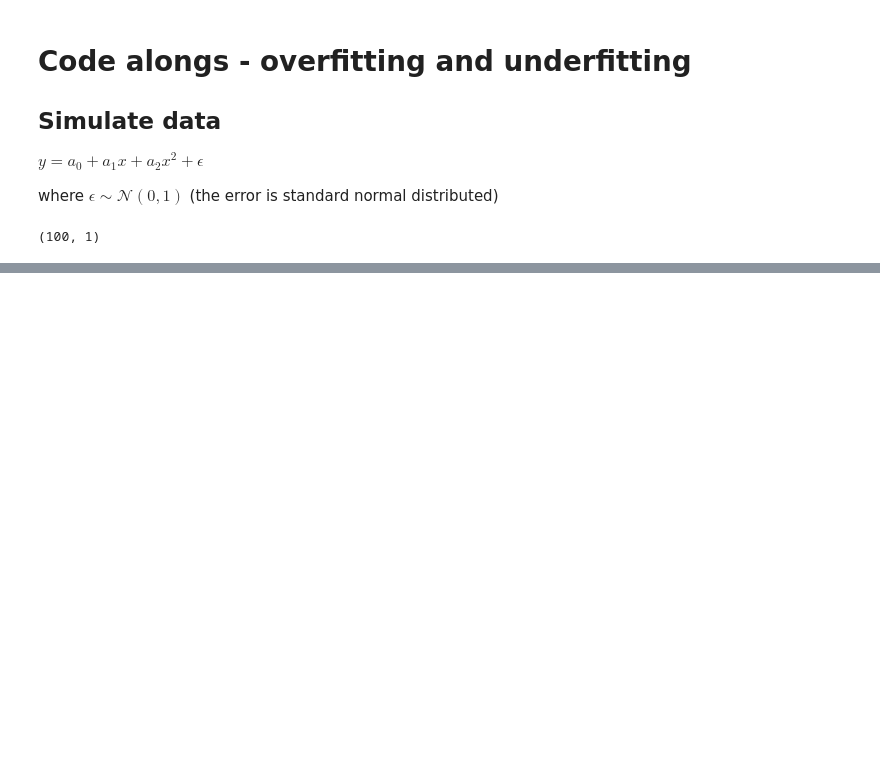
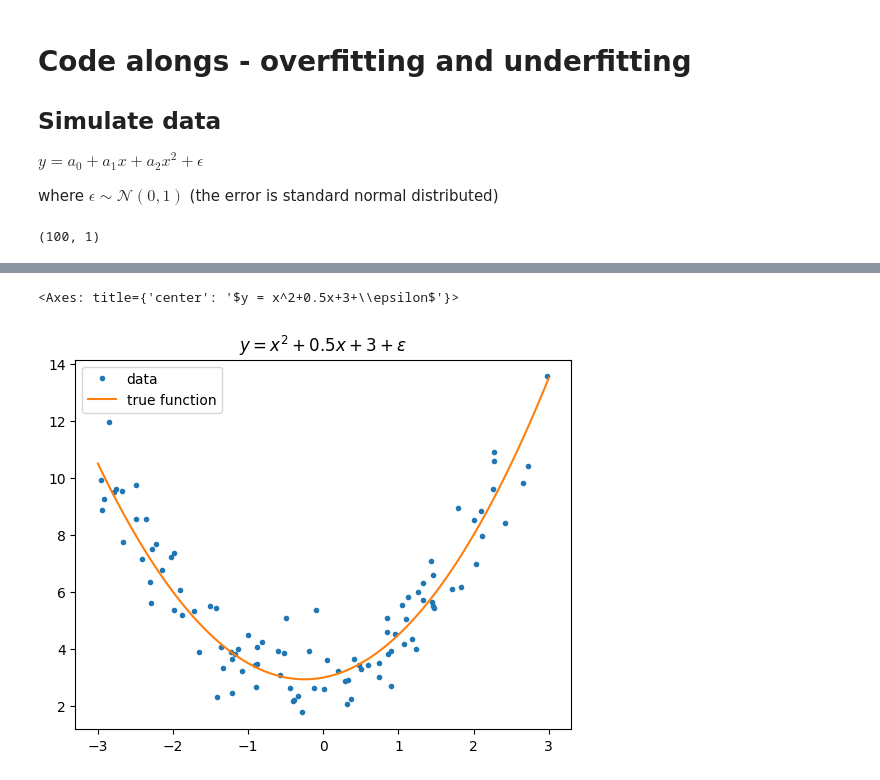
Before and after one commit to AIgineerAB/Artificial_Intelligence_HA24, a Jupyter notebook: code_alongs/Lec02_overfitting_underfitting.ipynb, the cells around one changed output, grey strips where cells are left out. Cells and saved outputs as stored; diff of their text form; code cells hidden in the pictures; blank space fills up the shorter version.

Commit message:
simulate data finished

```diff
--- a/code_alongs/Lec02_overfitting_underfitting.ipynb
+++ b/code_alongs/Lec02_overfitting_underfitting.ipynb
@@ -27,0 +33,13 @@ plt.plot(X,y, '.')
+# %%
+def draw_data():
+    fig, ax = plt.subplots()
+    ax.plot(X,y, '.', label="data")
+    ax.plot(x, f(x), label="true function")
+    ax.set(title = r"$y = x^2+0.5x+3+\epsilon$")
+    ax.legend()
+
+    return ax
+draw_data()
+# %% [output]
+<Axes: title={'center': '$y = x^2+0.5x+3+\\epsilon$'}>
+[figure, added]
```
Also changed, not shown: parts of 1 cell of this notebook.
